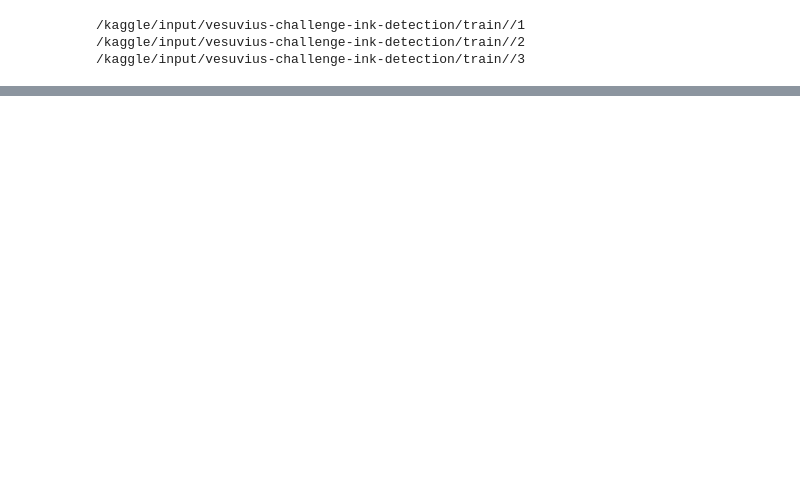
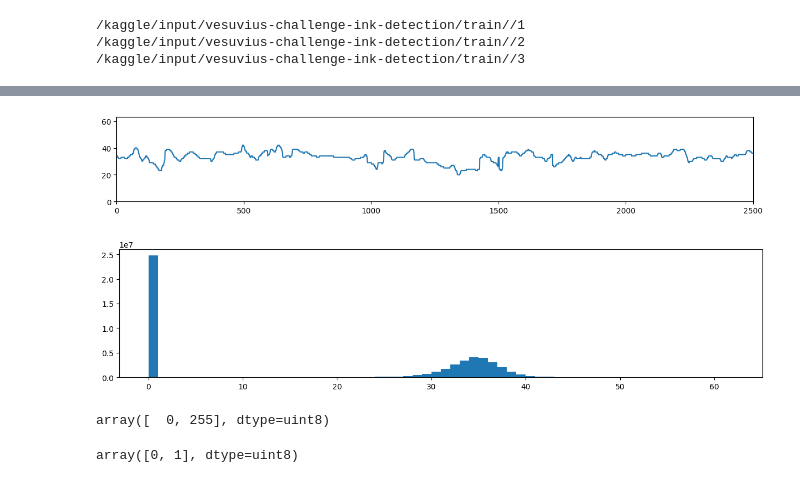
Before and after one commit to welshonionman/kaggle_vesuvius-challenge-ink-detection, a Jupyter notebook: working/notebook/preprocess/flattening.ipynb, the cells around one changed output, grey strips where cells are left out. Saved outputs shown, nothing was run; the diff lists cells and outputs as text; code cells hidden in the pictures; blank space fills up the shorter version.

```diff
--- a/working/notebook/preprocess/flattening.ipynb
+++ b/working/notebook/preprocess/flattening.ipynb
@@ -44,0 +89,19 @@ for input_dir in glob(f"{input_dirs}/*"):
+# %%
+plt.figure(figsize=(15, 2))
+plt.plot(topography[slice_.start : slice_.stop, slice_at : slice_at + 1][:, 0])
+plt.xlim(0, slice_.stop - slice_.start)
+plt.ylim(0, 63)
+
+plt.figure(figsize=(15,3))
+plt.hist(topography.flatten(), bins=topography.max());
+# %% [output]
+[figure, added]
+[figure, added]
+# %%
+np.unique(inklabel)
+# %% [output]
+array([  0, 255], dtype=uint8)
+# %%
+np.unique(sea)
+# %% [output]
+array([0, 1], dtype=uint8)
```
Also changed, not shown: parts of 16 cells of this notebook, 1 other file.
